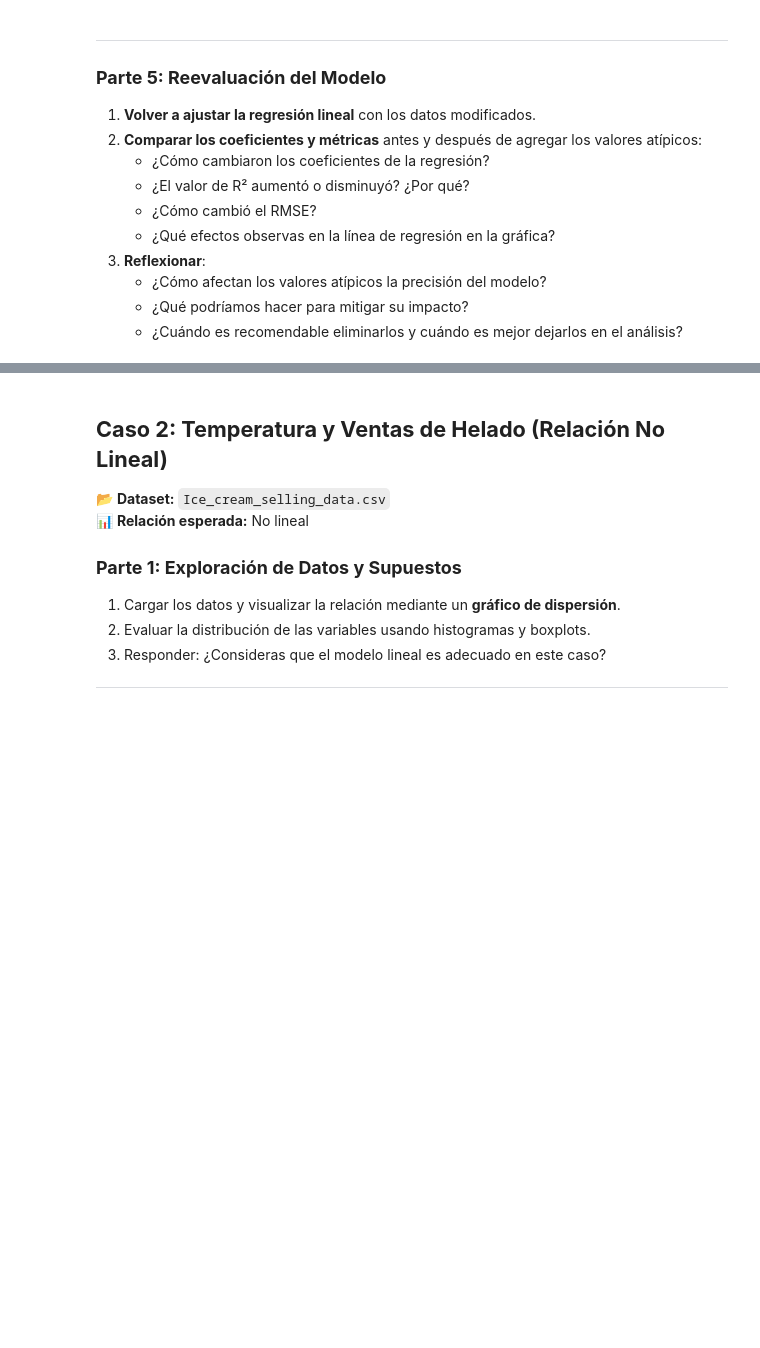
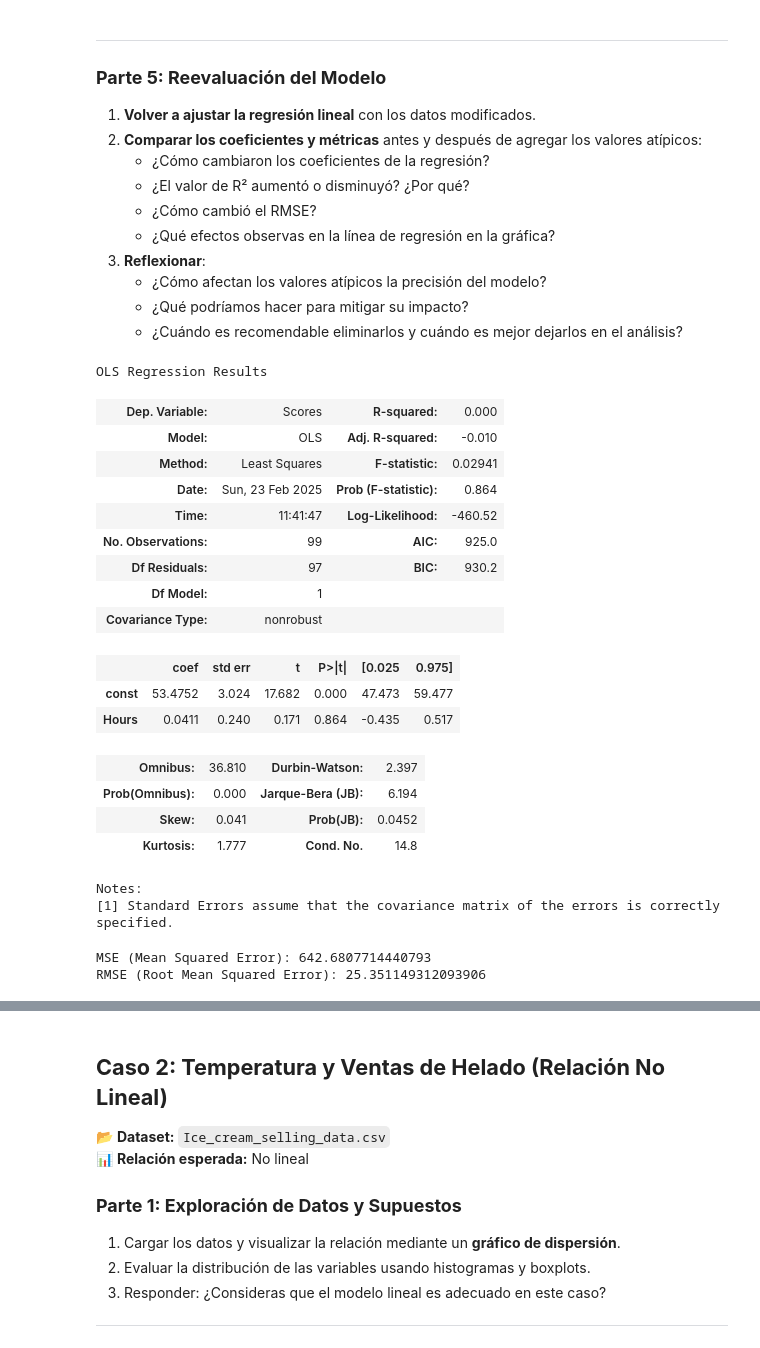
Before and after one commit to SimonGarcia01/ai-course, a Jupyter notebook: OLS intro/1-actividad.ipynb, the cells around one changed output, grey strips where cells are left out. Saved outputs shown, nothing was run; the diff lists cells and outputs as text; code cells hidden in the pictures; blank space fills up the shorter version.

```diff
--- a/OLS intro/1-actividad.ipynb
+++ b/OLS intro/1-actividad.ipynb
@@ -260,3 +287,39 @@ scoreDf.tail(3)
    - ¿Cómo afectan los valores atípicos la precisión del modelo?
    - ¿Qué podríamos hacer para mitigar su impacto?
    - ¿Cuándo es recomendable eliminarlos y cuándo es mejor dejarlos en el análisis?
+# %%
+hoursOut = sm.add_constant(dfOutliers['Hours'])
+modelOut = sm.OLS(dfOutliers['Scores'], hoursOut)
+resultsOut = modelOut.fit()
+# %%
+resultsOut.summary()
+# %% [output]
+OLS Regression Results
+| Dep. Variable: | Scores | R-squared: | 0.000 |
+| Model: | OLS | Adj. R-squared: | -0.010 |
+| Method: | Least Squares | F-statistic: | 0.02941 |
+| Date: | Sun, 23 Feb 2025 | Prob (F-statistic): | 0.864 |
+| Time: | 11:41:47 | Log-Likelihood: | -460.52 |
+| No. Observations: | 99 | AIC: | 925.0 |
+| Df Residuals: | 97 | BIC: | 930.2 |
+| Df Model: | 1 |  |  |
+| Covariance Type: | nonrobust |  |  |
+|  | coef | std err | t | P>|t| | [0.025 | 0.975] |
+| const | 53.4752 | 3.024 | 17.682 | 0.000 | 47.473 | 59.477 |
+| Hours | 0.0411 | 0.240 | 0.171 | 0.864 | -0.435 | 0.517 |
+| Omnibus: | 36.810 | Durbin-Watson: | 2.397 |
+| Prob(Omnibus): | 0.000 | Jarque-Bera (JB): | 6.194 |
+| Skew: | 0.041 | Prob(JB): | 0.0452 |
+| Kurtosis: | 1.777 | Cond. No. | 14.8 |
+Notes:
+[1] Standard Errors assume that the covariance matrix of the errors is correctly specified.
+# %%
+yPredOut =resultsOut.predict(hoursOut)
+residuesOut = resultsOut.resid
+mseOut = np.mean(residuesOut**2)
+print(f'MSE (Mean Squared Error): {mseOut}')
+rmseOut = np.sqrt(mseOut)
+print(f'RMSE (Root Mean Squared Error): {rmseOut}')
+# %% [output]
+MSE (Mean Squared Error): 642.6807714440793
+RMSE (Root Mean Squared Error): 25.351149312093906
```
Also changed, not shown: parts of 6 cells of this notebook.
